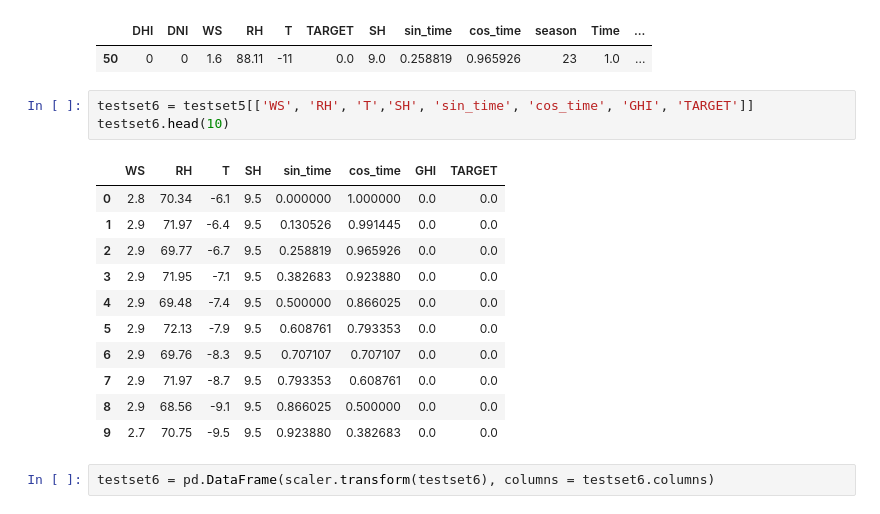
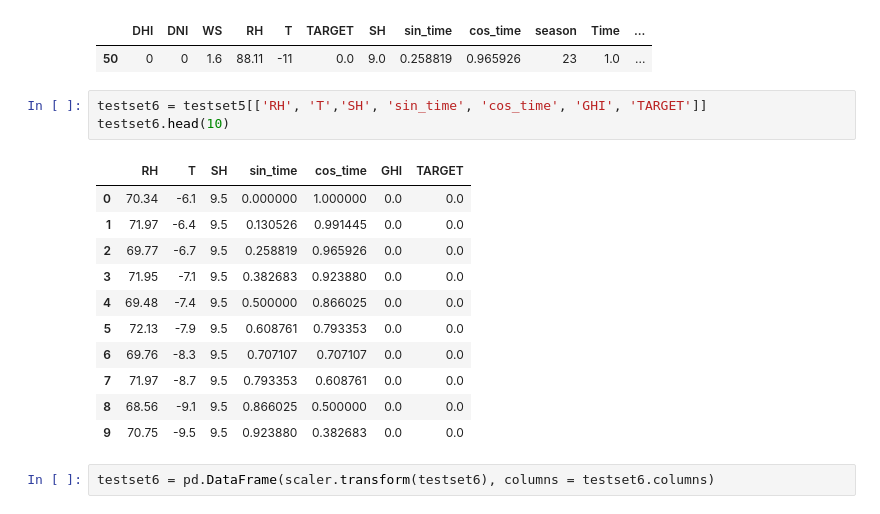
Before and after one commit to marvelous-koala/unlimited_power, a Jupyter notebook: SEMI_FINAL_1.8837_minmax.ipynb, the cells around one changed output. Drawn from its saved outputs; the diff is of its cells as text.

```diff
--- a/SEMI_FINAL_1.8837_minmax.ipynb
+++ b/SEMI_FINAL_1.8837_minmax.ipynb
@@ -447,20 +455,20 @@ dataset5.iloc[50:51,:]
 |  | DHI | DNI | WS | RH | T | TARGET | SH | sin_time | cos_time | season | Time | ... |
 | 50 | 0 | 0 | 1.6 | 88.11 | -11 | 0.0 | 9.0 | 0.258819 | 0.965926 | 23 | 1.0 | ... |
 # %%
-testset6 = testset5[['WS', 'RH', 'T','SH', 'sin_time', 'cos_time', 'GHI', 'TARGET']]
+testset6 = testset5[['RH', 'T','SH', 'sin_time', 'cos_time', 'GHI', 'TARGET']]
 testset6.head(10)
 # %% [output]
-|  | WS | RH | T | SH | sin_time | cos_time | GHI | TARGET |
-| 0 | 2.8 | 70.34 | -6.1 | 9.5 | 0.000000 | 1.000000 | 0.0 | 0.0 |
-| 1 | 2.9 | 71.97 | -6.4 | 9.5 | 0.130526 | 0.991445 | 0.0 | 0.0 |
-| 2 | 2.9 | 69.77 | -6.7 | 9.5 | 0.258819 | 0.965926 | 0.0 | 0.0 |
-| 3 | 2.9 | 71.95 | -7.1 | 9.5 | 0.382683 | 0.923880 | 0.0 | 0.0 |
-| 4 | 2.9 | 69.48 | -7.4 | 9.5 | 0.500000 | 0.866025 | 0.0 | 0.0 |
-| 5 | 2.9 | 72.13 | -7.9 | 9.5 | 0.608761 | 0.793353 | 0.0 | 0.0 |
-| 6 | 2.9 | 69.76 | -8.3 | 9.5 | 0.707107 | 0.707107 | 0.0 | 0.0 |
-| 7 | 2.9 | 71.97 | -8.7 | 9.5 | 0.793353 | 0.608761 | 0.0 | 0.0 |
-| 8 | 2.9 | 68.56 | -9.1 | 9.5 | 0.866025 | 0.500000 | 0.0 | 0.0 |
-| 9 | 2.7 | 70.75 | -9.5 | 9.5 | 0.923880 | 0.382683 | 0.0 | 0.0 |
+|  | RH | T | SH | sin_time | cos_time | GHI | TARGET |
+| 0 | 70.34 | -6.1 | 9.5 | 0.000000 | 1.000000 | 0.0 | 0.0 |
+| 1 | 71.97 | -6.4 | 9.5 | 0.130526 | 0.991445 | 0.0 | 0.0 |
+| 2 | 69.77 | -6.7 | 9.5 | 0.258819 | 0.965926 | 0.0 | 0.0 |
+| 3 | 71.95 | -7.1 | 9.5 | 0.382683 | 0.923880 | 0.0 | 0.0 |
+| 4 | 69.48 | -7.4 | 9.5 | 0.500000 | 0.866025 | 0.0 | 0.0 |
+| 5 | 72.13 | -7.9 | 9.5 | 0.608761 | 0.793353 | 0.0 | 0.0 |
+| 6 | 69.76 | -8.3 | 9.5 | 0.707107 | 0.707107 | 0.0 | 0.0 |
+| 7 | 71.97 | -8.7 | 9.5 | 0.793353 | 0.608761 | 0.0 | 0.0 |
+| 8 | 68.56 | -9.1 | 9.5 | 0.866025 | 0.500000 | 0.0 | 0.0 |
+| 9 | 70.75 | -9.5 | 9.5 | 0.923880 | 0.382683 | 0.0 | 0.0 |
 # %%
 testset6 = pd.DataFrame(scaler.transform(testset6), columns = testset6.columns)
 # %%
```
Also changed, not shown: parts of 13 cells of this notebook, 5 other files.
